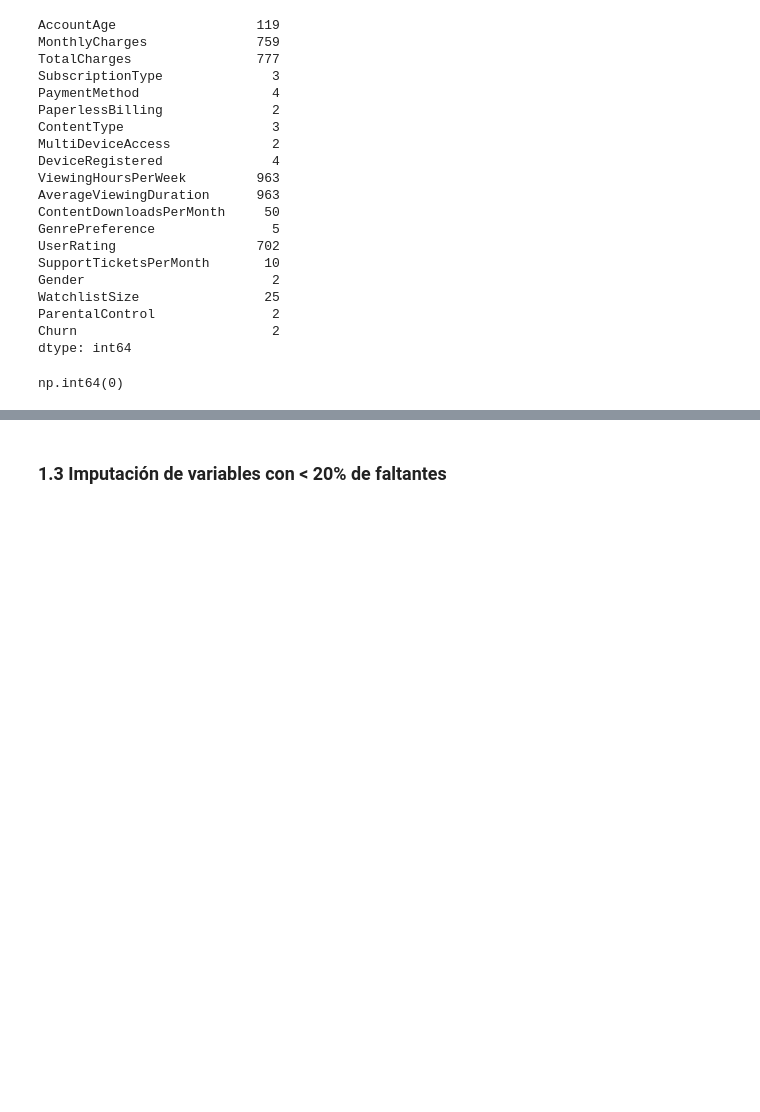
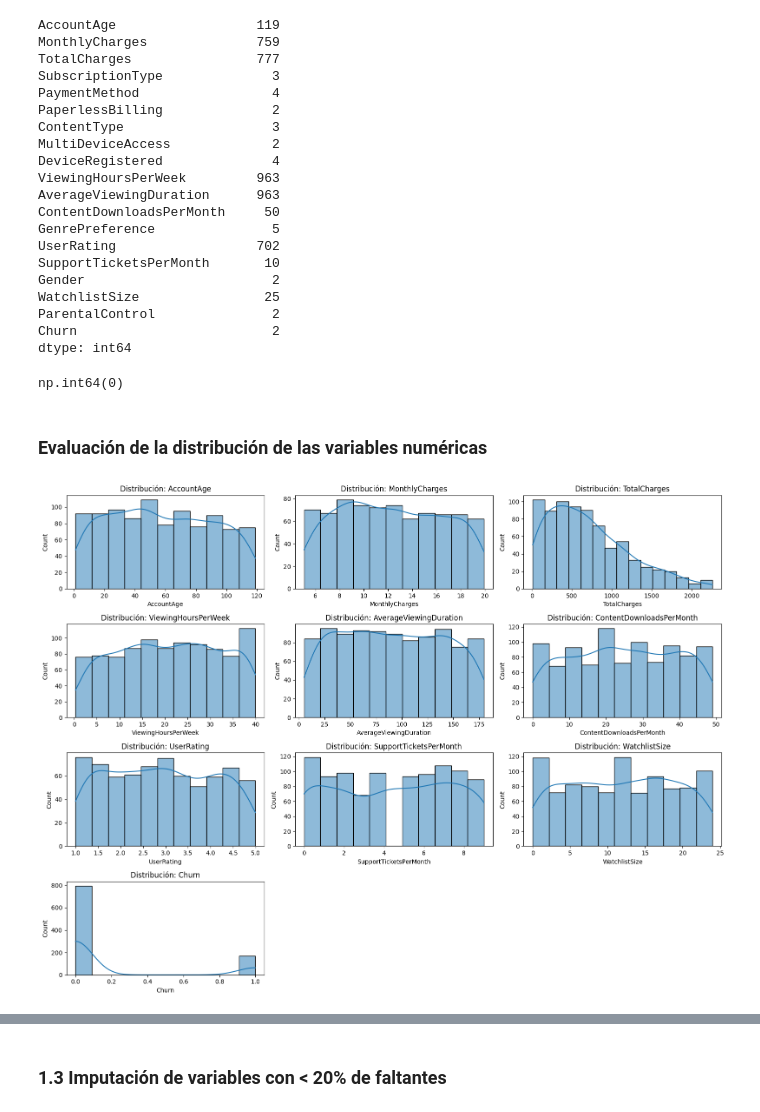
Before and after one commit to Rdorta08/ML_PowerBI, a Jupyter notebook: notebooks/01_Data_Cleaning.ipynb, the cells around one changed output, grey strips where cells are left out. Saved outputs shown, nothing was run; the diff lists cells and outputs as text; code cells hidden in the pictures; blank space fills up the shorter version.

```diff
--- a/notebooks/01_Data_Cleaning.ipynb
+++ b/notebooks/01_Data_Cleaning.ipynb
@@ -212,3 +213,24 @@ dtype: int64
 df.duplicated().sum()
 # %% [output]
 np.int64(0)
+# %% [markdown]
+### Evaluación de la distribución de las variables numéricas
+# %%
+#Evaluación de la distribución de las variables numéricas
+num_cols = df.select_dtypes(include=['int64','float64']).columns
+
+plt.figure(figsize=(16, 12))
+
+n = len(num_cols)
+cols = 3
+rows = math.ceil(n / cols)
+
+for i, col in enumerate(num_cols, 1):
+    plt.subplot(rows, cols, i)
+    sns.histplot(df[col], kde=True)
+    plt.title(f"Distribución: {col}")
+
+plt.tight_layout()
+plt.show()
+# %% [output]
+[figure, added]
```
Also changed, not shown: parts of 6 cells of this notebook, 1 other file.
